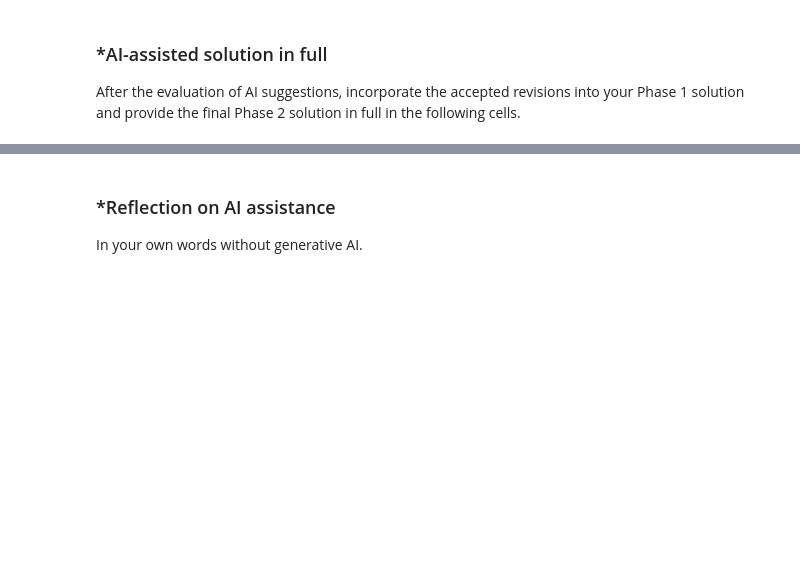
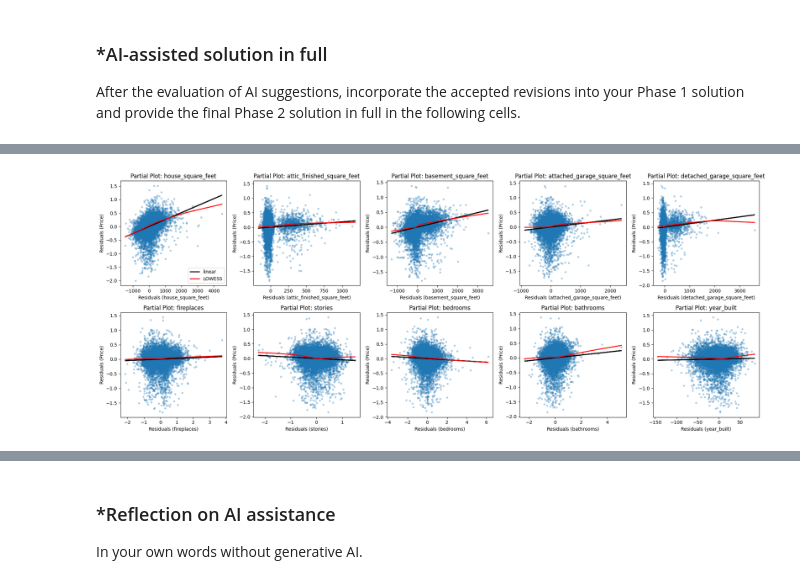
Before and after one commit to Vincent-L0/L02-hedonic-pricing, a Jupyter notebook: notebook_(1).ipynb, the cells around one changed output, grey strips where cells are left out. Saved outputs shown, nothing was run; the diff lists cells and outputs as text; code cells hidden in the pictures; blank space fills up the shorter version.

```diff
--- a/notebook_(1).ipynb
+++ b/notebook_(1).ipynb
@@ -398,0 +615,10 @@ After the evaluation of AI suggestions, incorporate the accepted revisions into
+# %%
+# %%
+#3 Implement an 80/20 train-test split. Put the test data aside.
+X_train, X_test, y_train, y_test = train_test_split(
+    X, y, test_size=0.2, random_state=55
+)
+print(f"Training rows: {len(X_train)}, test rows: {len(X_test)} ({len(X_test) / len(X):.0%} held out)")
+print("Smallest number of training houses in any dummy:", X_train[dummies.columns].sum().min())
+
+# %%
@@ -398,0 +691,68 @@ After the evaluation of AI suggestions, incorporate the accepted revisions into
+# %%
+#5 Make partial correlation plots for each of the numeric variables in your model. Do you notice any significant non-linearities?
+def slr(x, y):
+    """Fit an intercept and one slope by ordinary least squares."""
+    x_bar, y_bar = np.mean(x), np.mean(y)
+    b1 = np.inner(x - x_bar, y - y_bar) / np.inner(x - x_bar, x - x_bar)
+    b0 = y_bar - b1 * x_bar
+    y_hat = b0 + b1 * x
+    return {"b0": b0, "b1": b1, "y_hat": y_hat, "residuals": y - y_hat}
+
+numeric_features = numeric_vars
+X_train_float = X_train.astype(float)
+
+# Unit for reporting each slope: per 100 sq ft for areas, per 10 years for year_built, per 1 for counts
+units = {f: 100 for f in numeric_features if "square_feet" in f}
+units.update({"year_built": 10, "fireplaces": 1, "stories": 1, "bedrooms": 1, "bathrooms": 1})
+
+fig, axes = plt.subplots(nrows=2, ncols=5, figsize=(20, 8))
+axes = axes.flatten()
+summary = []
+
+for i, feature in enumerate(numeric_features):
+    others = X_train.drop(columns=feature)
+    r_price = y_train - LinearRegression().fit(others, y_train).predict(others)
+    r_feature = X_train[feature] - LinearRegression().fit(others, X_train[feature]).predict(others)
+    partial_fit = slr(r_feature, r_price)
+
+    # Curvature test: add a centered squared term to the all-features model and look at its t-statistic
+    X_sq = X_train_float.copy()
+    X_sq["squared"] = (X_train[feature] - X_train[feature].mean()) ** 2
+    t_squared = sm.OLS(y_train, sm.add_constant(X_sq)).fit().tvalues["squared"]
+    summary.append({
+        "feature": feature,
+        "unit": units[feature],
+        "% change in price per unit": 100 * partial_fit["b1"] * units[feature],
+        "squared-term t": t_squared,
+    })
+
+    ax = axes[i]
+    ax.scatter(r_feature, r_price, alpha=0.3, s=10)
+    ax.plot(r_feature, partial_fit["y_hat"], color="black", linewidth=2, label="linear")
+    smooth = sm.nonparametric.lowess(r_price, r_feature)
+    ax.plot(smooth[:, 0], smooth[:, 1], color="red", linewidth=2, label="LOWESS")
+    ax.set_title(f"Partial Plot: {feature}")
+    ax.set_xlabel(f"Residuals ({feature})")
+    ax.set_ylabel("Residuals (Price)")
+axes[0].legend()
+
+plt.tight_layout()
+plt.show()
+
+summary = pd.DataFrame(summary).set_index("feature")
+print(summary.round(2), '\n')
+
+t = summary["squared-term t"]
+print("Because arcsinh(price) is close to log(price), each slope times 100 is roughly the % change in price per unit.")
+print(f"With {len(X_train)} training rows every slope is statistically significant, so the effect sizes matter more than p-values. "
+      f"For example, 100 more sq ft of house adds about {summary.loc['house_square_feet', '% change in price per unit']:.1f}% to the price, "
+      f"and one more bathroom adds about {summary.loc['bathrooms', '% change in price per unit']:.1f}%.")
+print(f"House area is the clearest non-linearity: the LOWESS curve flattens for the biggest houses, so each extra square foot adds less (squared-term t = {t['house_square_feet']:.1f}). Basement area bends the same way (t = {t['basement_square_feet']:.1f}).")
+print(f"year_built is U-shaped (squared-term t = {t['year_built']:.1f}): the LOWESS curve rises above the straight line for the newest homes and sits slightly above it for the oldest ones.")
+print(f"Bathrooms has a significant squared term (t = {t['bathrooms']:.1f}), but the few houses with the most bathrooms pull the LOWESS curve up, so the plot itself shows no clear bend.")
+print(f"Bedrooms has a negative effect ({summary.loc['bedrooms', '% change in price per unit']:.1f}% per bedroom) once size is held fixed, because more bedrooms in the same space means smaller rooms.")
+print("Attic and detached garage area are zero for most houses, so their plots are mostly a vertical stripe at zero and a straight line describes them poorly.")
+
+# %%
+# %% [output]
+[figure, added]
```
Also changed, not shown: parts of 20 cells of this notebook.
